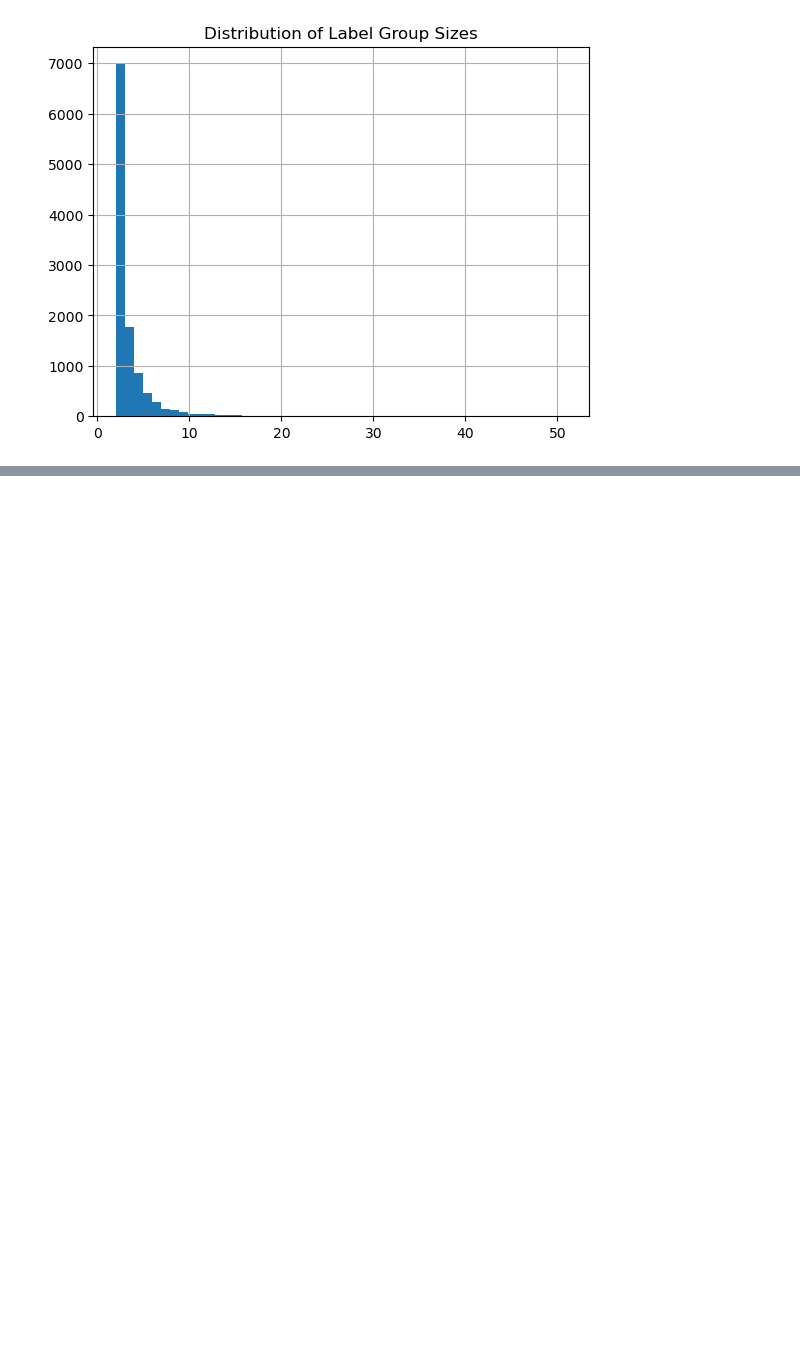
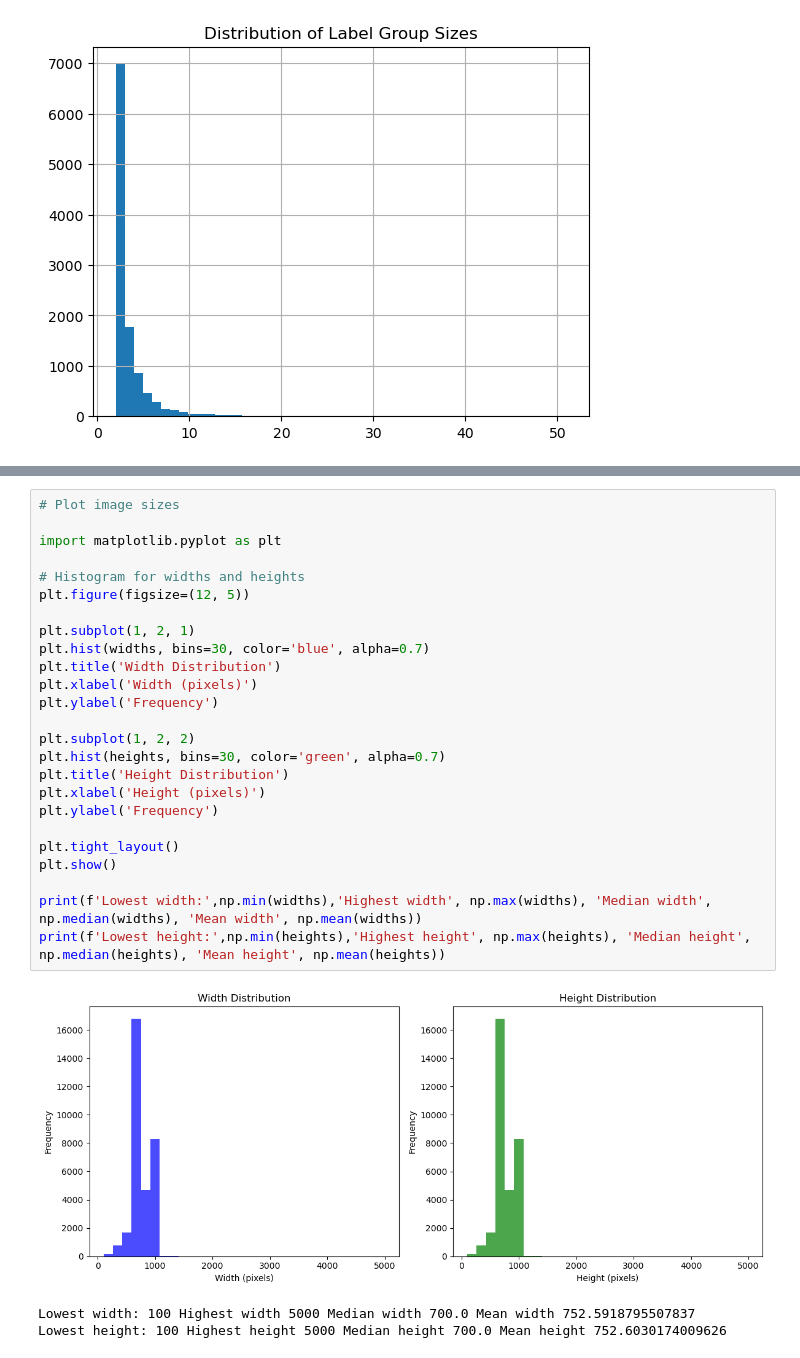
Before and after one commit to muanderson/shopee-product-matching, a Jupyter notebook: notebooks/investigate.ipynb, the cells around one changed output, grey strips where cells are left out. Saved outputs shown, nothing was run; the diff lists cells and outputs as text; blank space fills up the shorter version.

```diff
--- a/notebooks/investigate.ipynb
+++ b/notebooks/investigate.ipynb
@@ -83,0 +112,29 @@ Clean samples: 33951
+# %%
+# Plot image sizes
+
+import matplotlib.pyplot as plt
+
+# Histogram for widths and heights
+plt.figure(figsize=(12, 5))
+
+plt.subplot(1, 2, 1)
+plt.hist(widths, bins=30, color='blue', alpha=0.7)
+plt.title('Width Distribution')
+plt.xlabel('Width (pixels)')
+plt.ylabel('Frequency')
+
+plt.subplot(1, 2, 2)
+plt.hist(heights, bins=30, color='green', alpha=0.7)
+plt.title('Height Distribution')
+plt.xlabel('Height (pixels)')
+plt.ylabel('Frequency')
+
+plt.tight_layout()
+plt.show()
+
+print(f'Lowest width:',np.min(widths),'Highest width', np.max(widths), 'Median width', np.median(widths), 'Mean width', np.mean(widths))
+print(f'Lowest height:',np.min(heights),'Highest height', np.max(heights), 'Median height', np.median(heights), 'Mean height', np.mean(heights))
+# %% [output]
+[figure, added]
+Lowest width: 100 Highest width 5000 Median width 700.0 Mean width 752.5918795507837
+Lowest height: 100 Highest height 5000 Median height 700.0 Mean height 752.6030174009626
```
Also changed, not shown: parts of 2 cells of this notebook, 6 other files.
